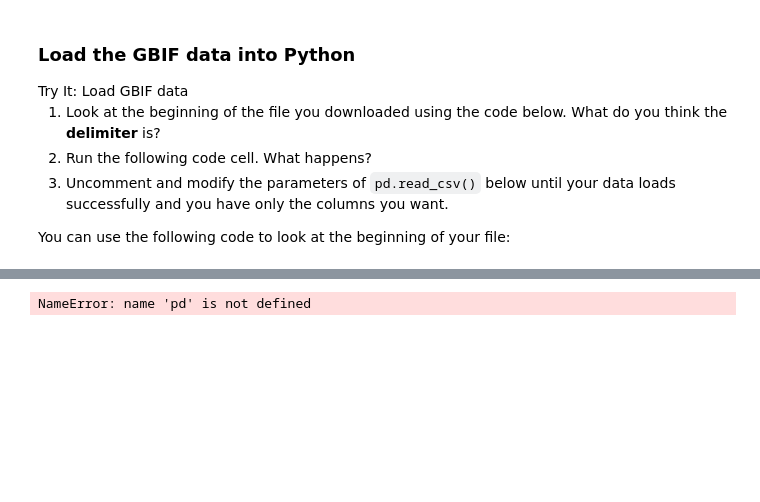
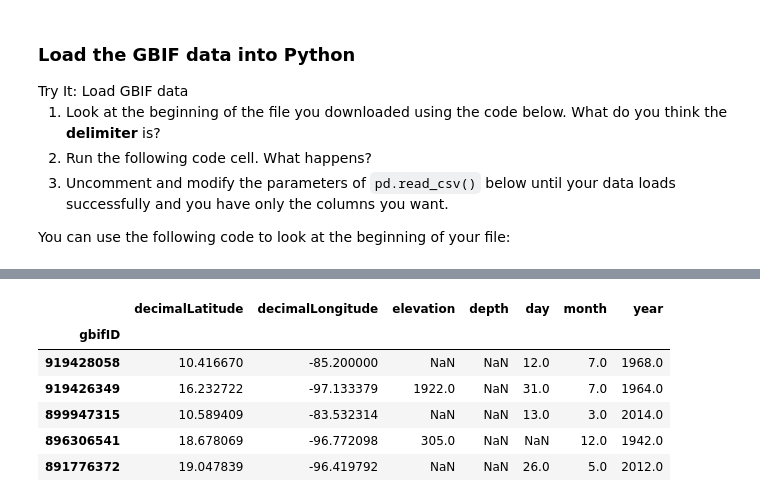
Before and after one commit to earthlab-education/species-distribution-coding-challenge-VictoriAragon, a Jupyter notebook: notebooks/species-distribution-98-download.ipynb, the cells around one changed output, grey strips where cells are left out. Cells and saved outputs as stored; diff of their text form; code cells hidden in the pictures; blank space fills up the shorter version.

```diff
--- a/notebooks/species-distribution-98-download.ipynb
+++ b/notebooks/species-distribution-98-download.ipynb
@@ -213,11 +232,17 @@ You can use the following code to look at the beginning of your file:
 # %%
 # Load the GBIF data
 gbif_df = pd.read_csv(
     gbif_path,
-    #delimiter='',
-    #index_col='',
-    #usecols=[]
+    delimiter='\t',
+    index_col='gbifID',
+    usecols=['gbifID','depth', 'elevation','year','decimalLatitude','decimalLongitude','month','year','day']
 )
 gbif_df.head()
 # %% [output]
-NameError: name 'pd' is not defined
+|  | decimalLatitude | decimalLongitude | elevation | depth | day | month | year |
+| gbifID |  |  |  |  |  |  |  |
+| 919428058 | 10.416670 | -85.200000 | NaN | NaN | 12.0 | 7.0 | 1968.0 |
+| 919426349 | 16.232722 | -97.133379 | 1922.0 | NaN | 31.0 | 7.0 | 1964.0 |
+| 899947315 | 10.589409 | -83.532314 | NaN | NaN | 13.0 | 3.0 | 2014.0 |
+| 896306541 | 18.678069 | -96.772098 | 305.0 | NaN | NaN | 12.0 | 1942.0 |
+| 891776372 | 19.047839 | -96.419792 | NaN | NaN | 26.0 | 5.0 | 2012.0 |
```
Also changed, not shown: parts of 4 cells of this notebook.
